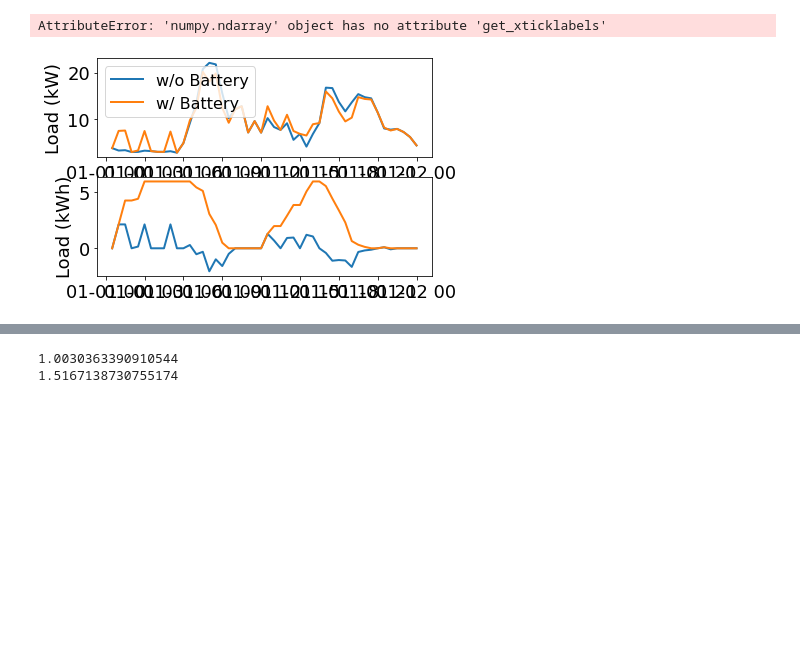
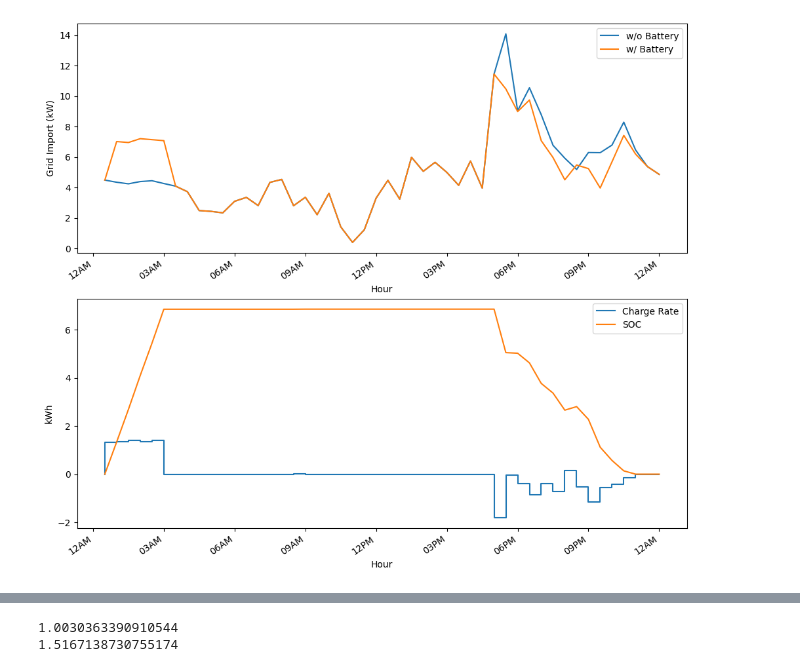
Before and after one commit to stait20/Code, a Jupyter notebook: Final/Results.ipynb, the cells around one changed output, grey strips where cells are left out. Drawn from its saved outputs; the diff is of its cells as text; code cells hidden in the pictures; blank space fills up the shorter version.

```diff
--- a/Final/Results.ipynb
+++ b/Final/Results.ipynb
@@ -5,8 +5,7 @@ import matplotlib
 import matplotlib.pyplot as plt
 import matplotlib.dates as mdates
 
-matplotlib.rc('xtick', labelsize=18)
-matplotlib.rc('ytick', labelsize=18)
+matplotlib.rcParams.update(matplotlib.rcParamsDefault)
 # %%
 df = pd.read_csv("../Fife-data/flex_networks.csv")
 df["Timestamp"] = pd.to_datetime(df["Timestamp"], infer_datetime_format=True)
@@ -57,6 +72,6 @@ fig.show()
 # %%
-#load_data = np.loadtxt("forecastData.txt")
-peakLoad = np.amax(load_data, axis=0)
+peakLoad = np.loadtxt("peakLoads.txt")
+#peakLoad = np.amax(load_data, axis=0)
 
 class Battery:
     def __init__(self, maxLoad, chargeEfficiency=0.95, dischargeEfficiency=0.95):
@@ -96,35 +111,37 @@ for feeder in range(newSOC.shape[0]):
 
             gridImport[feeder][day][hour] = realLoads[feeder][day][hour] + 2*newChargeRate[feeder][day][hour]
 # %%
-feeder = 17
-day = 14
+feeder = 0
+day = 9
 
 fig, axs = plt.subplots(2)
-axs[0].plot(df["Timestamp"].iloc[0:48],realLoads[feeder][day], label="w/o Battery", linewidth=2)
-axs[0].plot(df["Timestamp"].iloc[0:48],gridImport[feeder][day], label="w/ Battery", linewidth=2)
-axs[0].set_ylabel("Load (kW)", fontsize=18)
-axs[0].set_xlabel("Hours", fontsize=18)
-axs[0].legend(prop={'size': 16})
+axs[0].plot(df["Timestamp"].iloc[0:48],realLoads[feeder][day], label="w/o Battery")
+axs[0].plot(df["Timestamp"].iloc[0:48],gridImport[feeder][day], label="w/ Battery")
+axs[0].set_ylabel("Grid Import (kW)")
+axs[0].set_xlabel("Hour")
+axs[0].legend()
 
-axs[1].plot(df["Timestamp"].iloc[0:48],newChargeRate[feeder][day], label="Charge Rate", linewidth=2)
-axs[1].plot(df["Timestamp"].iloc[0:48],newSOC[feeder][day],label="SOC",linewidth=2)
-axs[1].set_ylabel("Load (kWh)", fontsize=18)
+axs[1].step(df["Timestamp"].iloc[0:48],newChargeRate[feeder][day], label="Charge Rate")
+axs[1].plot(df["Timestamp"].iloc[0:48],newSOC[feeder][day],label="SOC")
+axs[1].set_ylabel("kWh")
+axs[1].set_xlabel("Hour")
+axs[1].legend()
 
-for label in axs.get_xticklabels(which='major'):
-    label.set(rotation=35, horizontalalignment='right')
+for ax in axs:
+  for label in ax.get_xticklabels(which='major'):
+      label.set(rotation=35, horizontalalignment='right')
 
-myFmt = mdates.DateFormatter('%I%p')  #'%d %m %y %I %p'
-axs.xaxis.set_major_formatter(myFmt)
+  myFmt = mdates.DateFormatter('%I%p')  #'%d %m %y %I %p'
+  ax.xaxis.set_major_formatter(myFmt)
 
-axs.set_ylabel("Load (kW)")
-axs.set_xlabel("Hour")
+fig.set_figheight(10)
+fig.set_figwidth(12)
 
 #plt.tight_layout()
-plt.savefig("example_load_allFeeders.svg", format='svg', dpi=1500, bbox_inches="tight")
+plt.savefig("scheduleExample.svg", format='svg', dpi=1500, bbox_inches="tight")
 plt.show()
 # %% [output]
-AttributeError: 'numpy.ndarray' object has no attribute 'get_xticklabels'
-[figure, old version]
+[figure, new version]
 # %%
 peakChangeRatio = []
 
```
Also changed, not shown: parts of 4 cells of this notebook.
